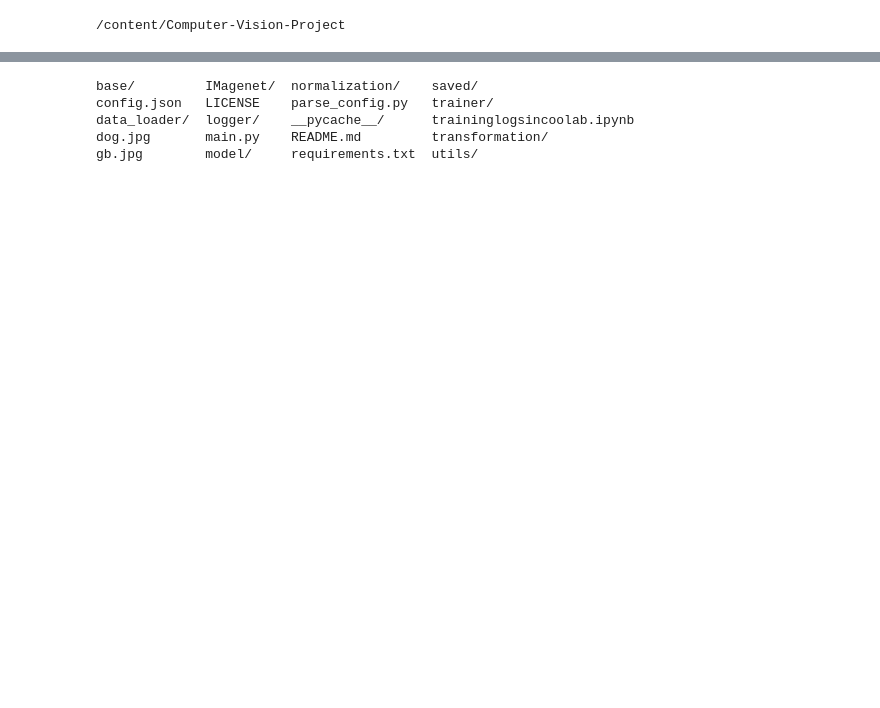
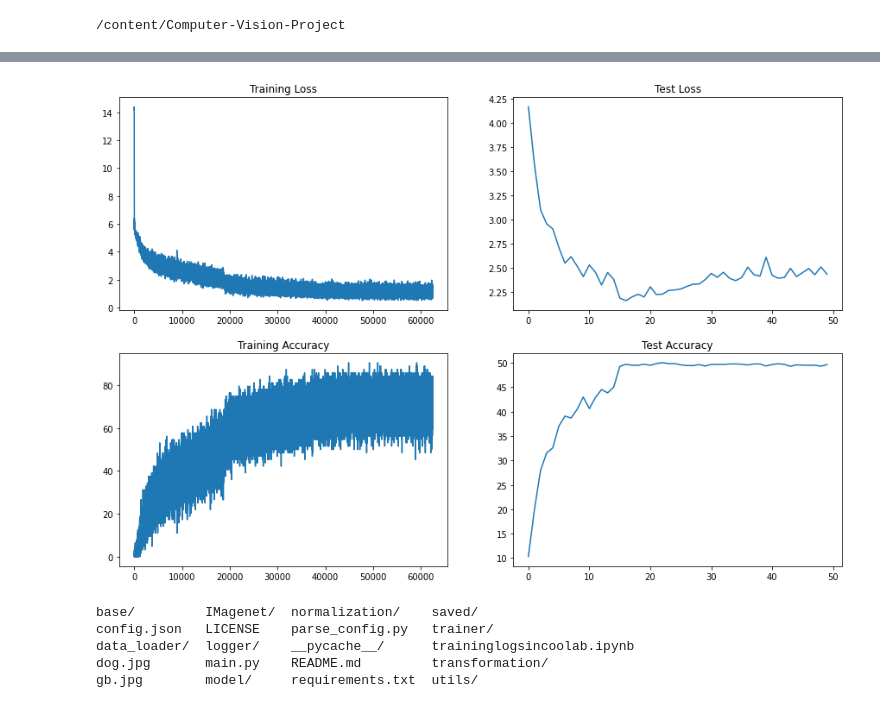
Before and after one commit to Nageswar-Sahoo/Computer-Vision-Project, a Jupyter notebook: S10/Assignment10.ipynb, the cells around one changed output, grey strips where cells are left out. Cells and saved outputs as stored; diff of their text form; code cells hidden in the pictures; blank space fills up the shorter version.

```diff
--- a/S10/Assignment10.ipynb
+++ b/S10/Assignment10.ipynb
@@ -57,0 +144,2 @@ cat config.json
+# %%
+trainer.train()
@@ -58,3 +164,7 @@ cat config.json
+# %%
+utils.showaccuracy_and_loss_curve(trainer)
+# %% [output]
+[figure, added]
 # %%
 ls
 # %% [output]
```
Also changed, not shown: parts of 14 cells of this notebook.
